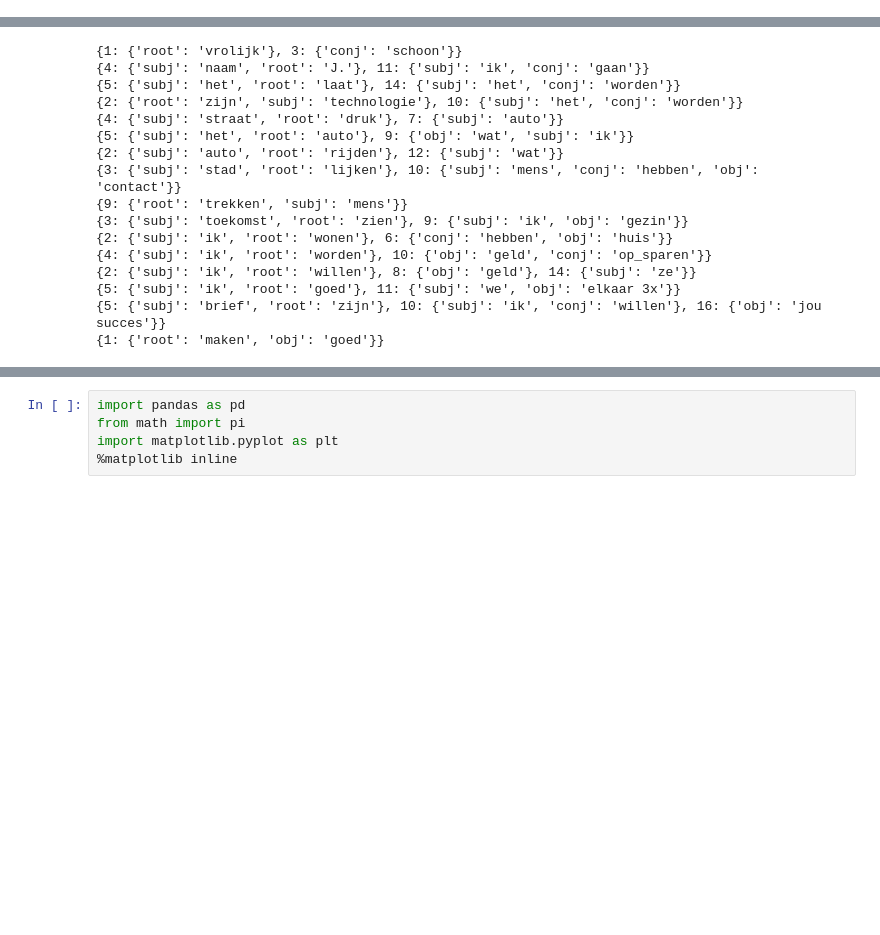
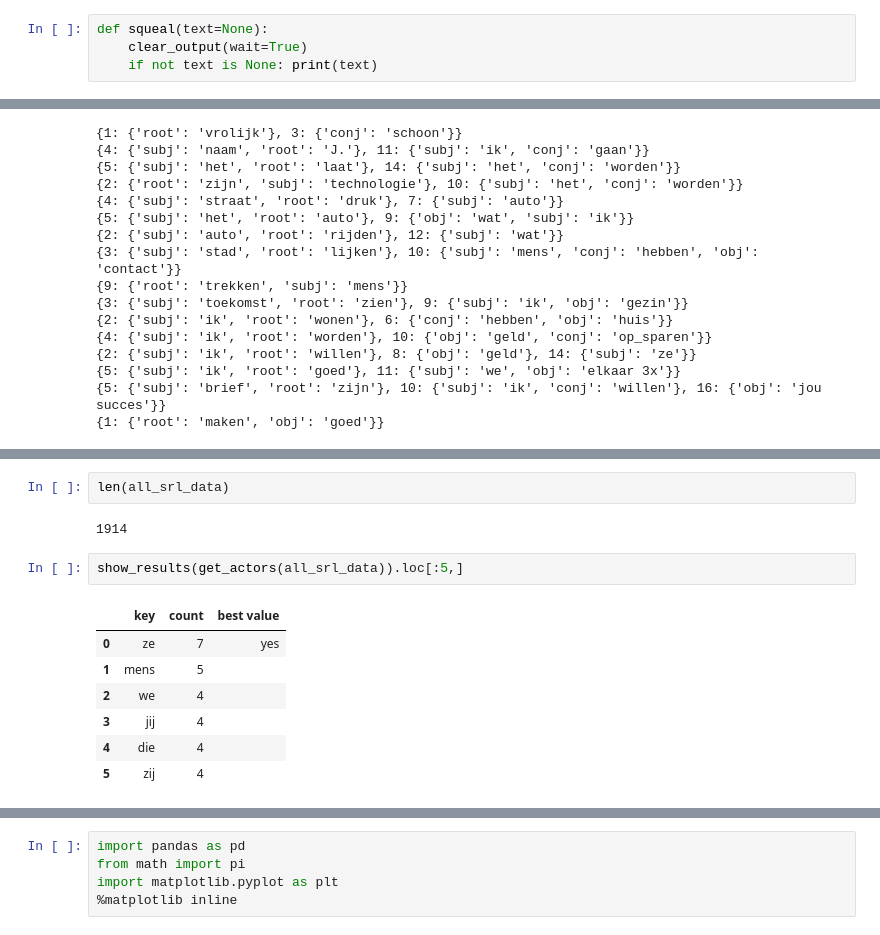
Before and after one commit to navigating-stories/notebooks, a Jupyter notebook: stroll_srl_test.ipynb, the cells around one changed output, grey strips where cells are left out. Cells and saved outputs as stored; diff of their text form; blank space fills up the shorter version.

```diff
--- a/stroll_srl_test.ipynb
+++ b/stroll_srl_test.ipynb
@@ -14,3 +14,7 @@ Using backend: pytorch
+# %%
+def squeal(text=None):
+    clear_output(wait=True)
+    if not text is None: print(text)
 # %% [markdown]
 ## 1. SRL analysis functions
 # %%
@@ -382,0 +469,14 @@ nlp_table_df[133:147]
+# %%
+len(all_srl_data)
+# %% [output]
+1914
+# %%
+show_results(get_actors(all_srl_data)).loc[:5,]
+# %% [output]
+|  | key | count | best value |
+| 0 | ze | 7 | yes |
+| 1 | mens | 5 |  |
+| 2 | we | 4 |  |
+| 3 | jij | 4 |  |
+| 4 | die | 4 |  |
+| 5 | zij | 4 |  |
```
Also changed, not shown: parts of 28 cells of this notebook.
